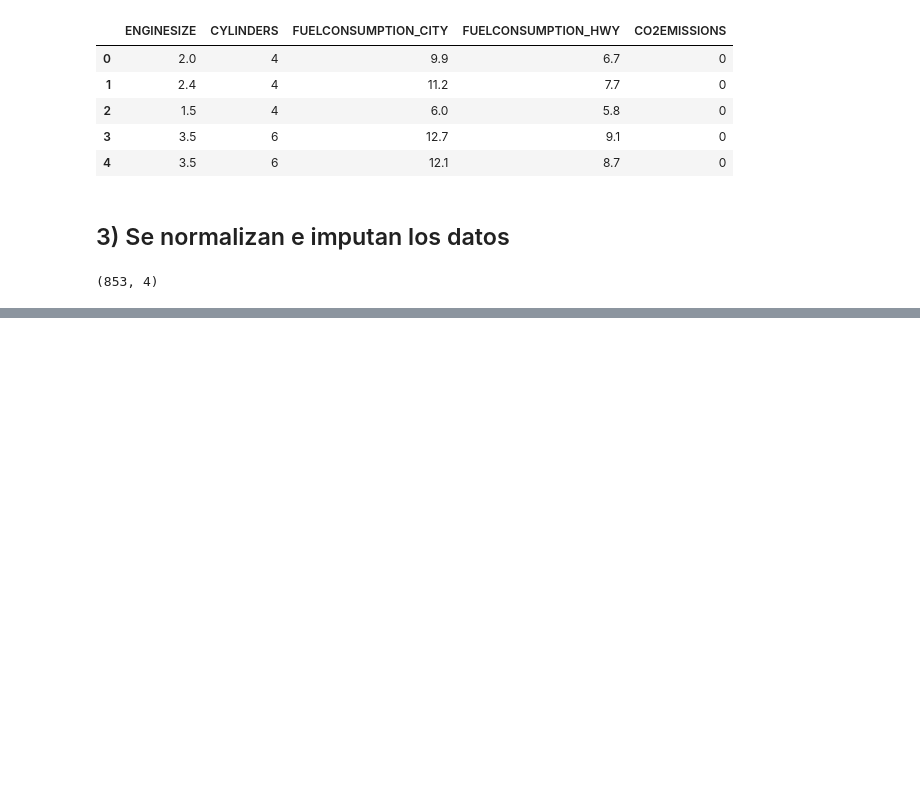
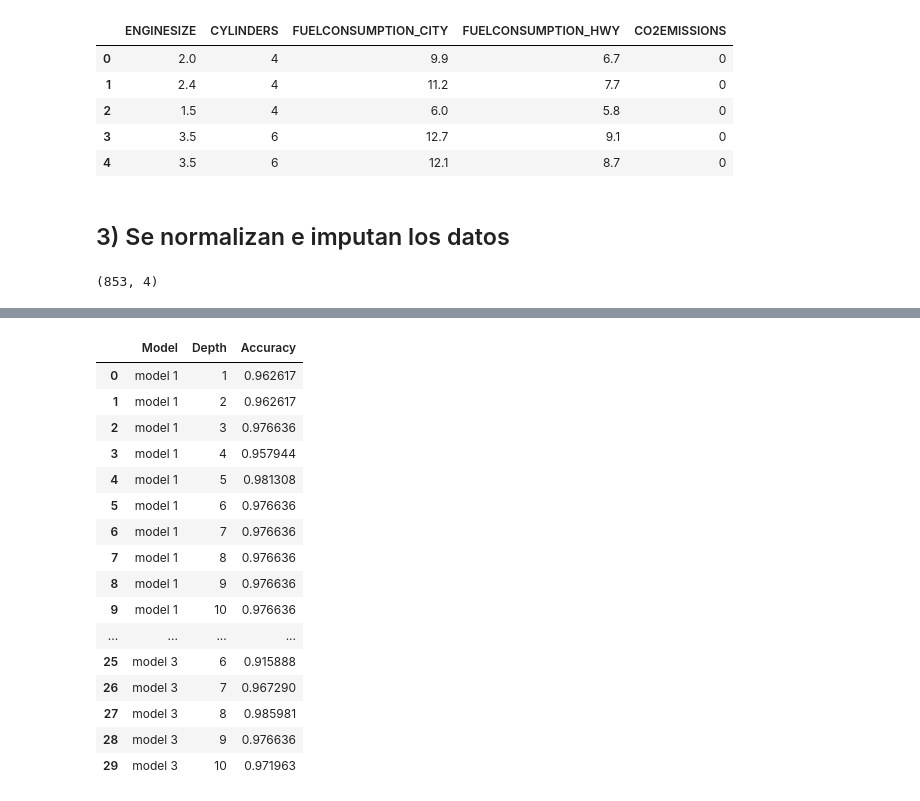
Before and after one commit to Carlosmtp/ML-CO2-Emissions, a Jupyter notebook: ML_DT_CO2_Emissions.ipynb, the cells around one changed output, grey strips where cells are left out. Drawn from its saved outputs; the diff is of its cells as text; code cells hidden in the pictures; blank space fills up the shorter version.

```diff
--- a/ML_DT_CO2_Emissions.ipynb
+++ b/ML_DT_CO2_Emissions.ipynb
@@ -155,0 +222,9 @@ Name: CO2EMISSIONS, Length: 853, dtype: int64
+# %%
+y_pred1 = []
+y_pred2 = []
+y_pred3 = []
+for i in range(10):
+  y_pred1.append(models1[i].predict(X_test))
+  y_pred2.append(models2[i].predict(X_test))
+  y_pred3.append(models3[i].predict(X_test))
+y_pred1
@@ -155,0 +289,3 @@ Name: CO2EMISSIONS, Length: 853, dtype: int64
+# %%
+y_test = test_data["CO2EMISSIONS"]
+y_test
@@ -155,0 +305,10 @@ Name: CO2EMISSIONS, Length: 853, dtype: int64
+# %%
+from sklearn.metrics import accuracy_score
+accuracies1 = []
+accuracies2 = []
+accuracies3 = []
+for i in range(10):
+  accuracies1.append(accuracy_score(y_test,y_pred1[i]))
+  accuracies2.append(accuracy_score(y_test,y_pred2[i]))
+  accuracies3.append(accuracy_score(y_test,y_pred3[i]))
+accuracies1
@@ -155,0 +352,39 @@ Name: CO2EMISSIONS, Length: 853, dtype: int64
+# %%
+model_names = ["model 1", "model 2", "model 3"]
+accuracies_list = [accuracies1, accuracies2, accuracies3]
+
+models = []
+depths = []
+accuracies = []
+
+for model_name, accuracy_list in zip(model_names, accuracies_list):
+    for depth, accuracy in enumerate(accuracy_list, start=1):
+        models.append(model_name)
+        depths.append(depth)
+        accuracies.append(accuracy)
+
+df = pd.DataFrame({
+    "Model": models,
+    "Depth": depths,
+    "Accuracy": accuracies
+})
+
+df
+# %% [output]
+|  | Model | Depth | Accuracy |
+| 0 | model 1 | 1 | 0.962617 |
+| 1 | model 1 | 2 | 0.962617 |
+| 2 | model 1 | 3 | 0.976636 |
+| 3 | model 1 | 4 | 0.957944 |
+| 4 | model 1 | 5 | 0.981308 |
+| 5 | model 1 | 6 | 0.976636 |
+| 6 | model 1 | 7 | 0.976636 |
+| 7 | model 1 | 8 | 0.976636 |
+| 8 | model 1 | 9 | 0.976636 |
+| 9 | model 1 | 10 | 0.976636 |
+| ... | ... | ... | ... |
+| 25 | model 3 | 6 | 0.915888 |
+| 26 | model 3 | 7 | 0.967290 |
+| 27 | model 3 | 8 | 0.985981 |
+| 28 | model 3 | 9 | 0.976636 |
+| 29 | model 3 | 10 | 0.971963 |
```
Also changed, not shown: parts of 13 cells of this notebook.
